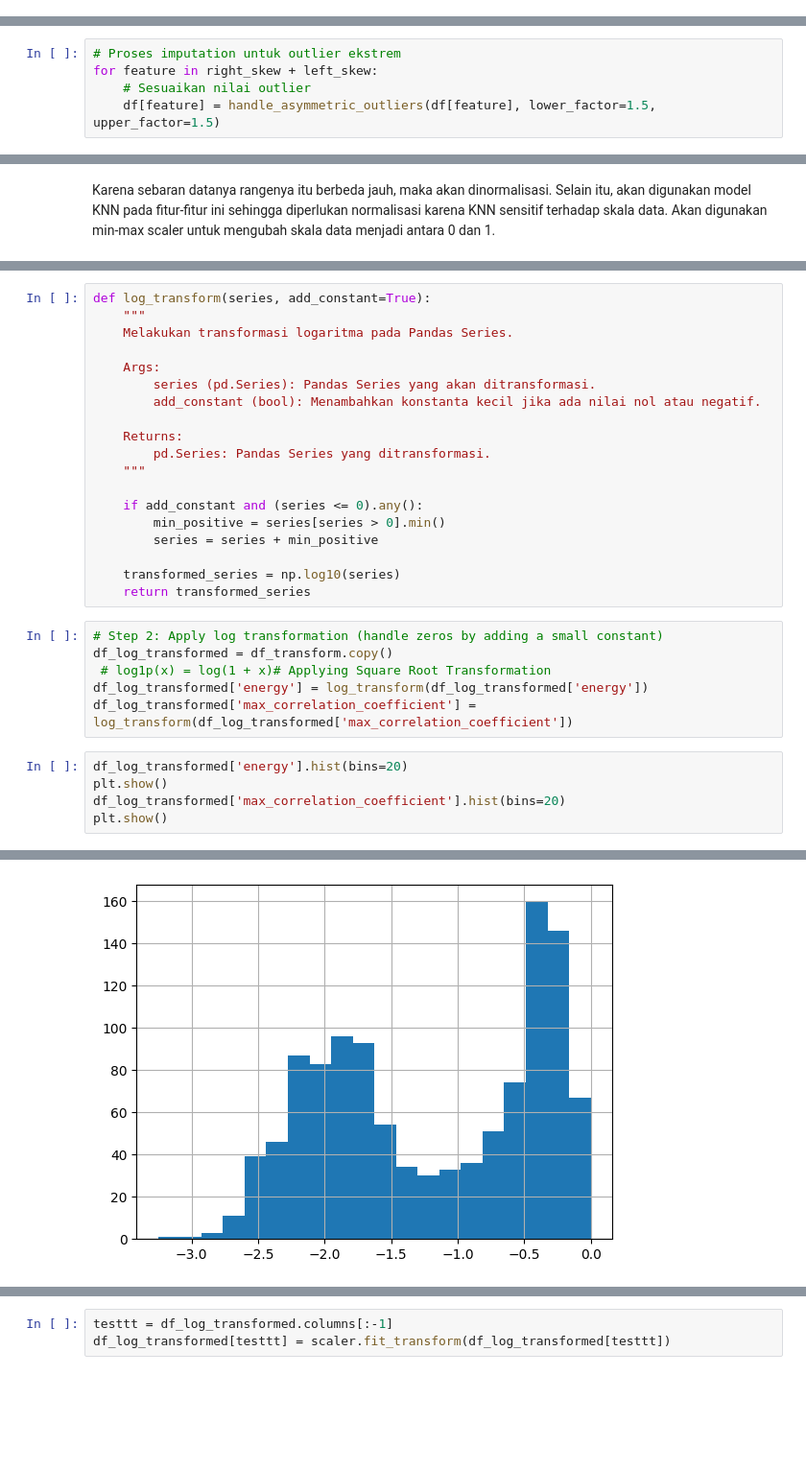
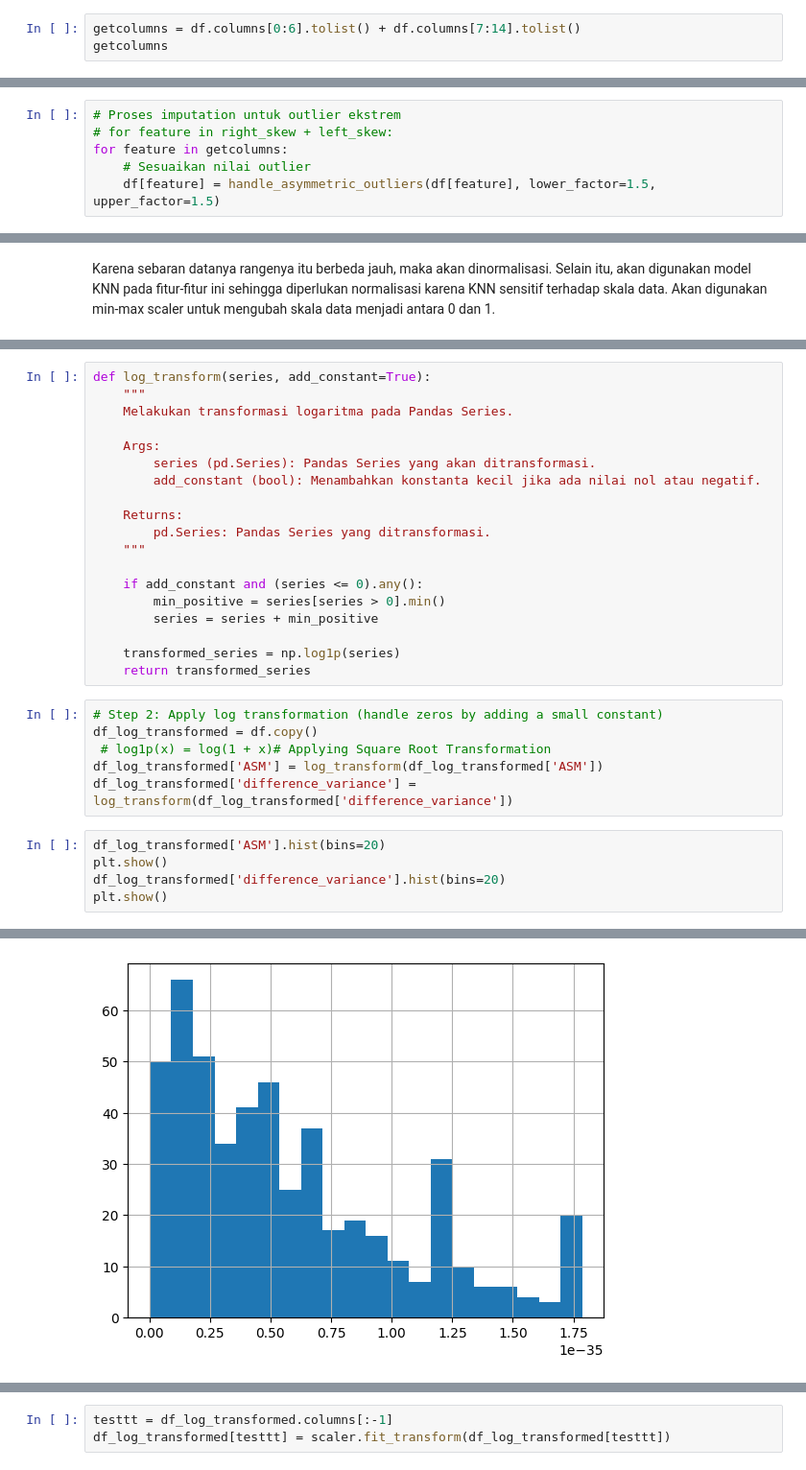
Before and after one commit to Bagusdevaa/Apple-Classfication-using-Harralick-and-KNN, a Jupyter notebook: EDA.ipynb, the cells around one changed output, grey strips where cells are left out. Shown at 96% size. Saved outputs shown, nothing was run; the diff lists cells and outputs as text; blank space fills up the shorter version.

```diff
--- a/EDA.ipynb
+++ b/EDA.ipynb
@@ -775,0 +587,3 @@ len(right_skew), len(left_skew)
+# %%
+getcolumns = df.columns[0:6].tolist() + df.columns[7:14].tolist()
+getcolumns
@@ -803,7 +631,8 @@ def handle_asymmetric_outliers(series, lower_factor=1.5, upper_factor=1.5):
     return modified_series
 # %%
 # Proses imputation untuk outlier ekstrem
-for feature in right_skew + left_skew:
+# for feature in right_skew + left_skew:
+for feature in getcolumns:
     # Sesuaikan nilai outlier
     df[feature] = handle_asymmetric_outliers(df[feature], lower_factor=1.5, upper_factor=1.5)
 # %%
@@ -907,17 +716,17 @@ def log_transform(series, add_constant=True):
         min_positive = series[series > 0].min()
         series = series + min_positive
 
-    transformed_series = np.log10(series)
+    transformed_series = np.log1p(series)
     return transformed_series
 # %%
 # Step 2: Apply log transformation (handle zeros by adding a small constant)
-df_log_transformed = df_transform.copy()
+df_log_transformed = df.copy()
  # log1p(x) = log(1 + x)# Applying Square Root Transformation
-df_log_transformed['energy'] = log_transform(df_log_transformed['energy'])
-df_log_transformed['max_correlation_coefficient'] = log_transform(df_log_transformed['max_correlation_coefficient'])
+df_log_transformed['ASM'] = log_transform(df_log_transformed['ASM'])
+df_log_transformed['difference_variance'] = log_transform(df_log_transformed['difference_variance'])
 # %%
-df_log_transformed['energy'].hist(bins=20)
+df_log_transformed['ASM'].hist(bins=20)
 plt.show()
-df_log_transformed['max_correlation_coefficient'].hist(bins=20)
+df_log_transformed['difference_variance'].hist(bins=20)
 plt.show()
 # %% [output]
@@ -925,4 +734,4 @@ plt.show()
-[figure, old version]
+[figure, new version]
 # %%
 df_log_transformed.hist(bins=20, figsize=(15, 10))
 plt.show()
```
Also changed, not shown: parts of 28 cells of this notebook.
